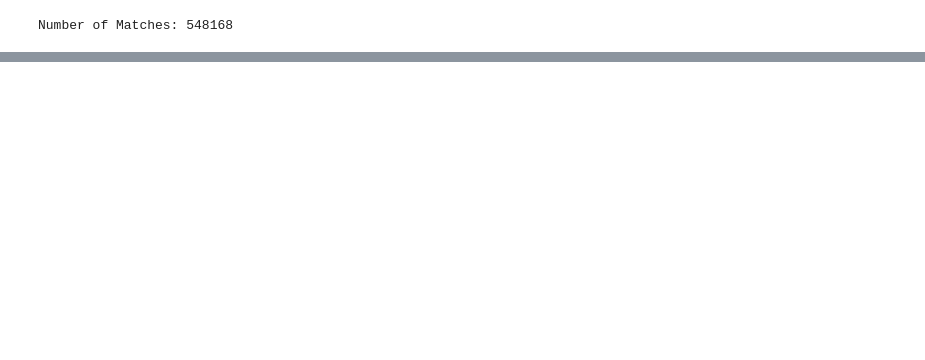
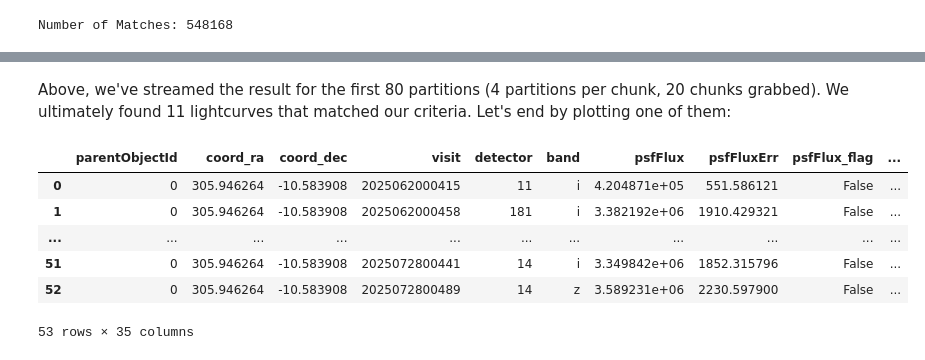
Before and after one commit to lsst-so/linccf, a Jupyter notebook: demo_notebooks/DP2/full_dp2_crossmatches.ipynb, the cells around one changed output, grey strips where cells are left out. Cells and saved outputs as stored; diff of their text form; code cells hidden in the pictures; blank space fills up the shorter version.

```diff
--- a/demo_notebooks/DP2/full_dp2_crossmatches.ipynb
+++ b/demo_notebooks/DP2/full_dp2_crossmatches.ipynb
@@ -130,0 +193,13 @@ Wall time: 21min 59s
+# %% [markdown]
+Above, we've streamed the result for the first 80 partitions (4 partitions per chunk, 20 chunks grabbed). We ultimately found 11 lightcurves that matched our criteria. Let's end by plotting one of them:
+# %%
+lc = match_df.iloc[0]["objectForcedSource"]
+lc
+# %% [output]
+|  | parentObjectId | coord_ra | coord_dec | visit | detector | band | psfFlux | psfFluxErr | psfFlux_flag | ... |
+| 0 | 0 | 305.946264 | -10.583908 | 2025062000415 | 11 | i | 4.204871e+05 | 551.586121 | False | ... |
+| 1 | 0 | 305.946264 | -10.583908 | 2025062000458 | 181 | i | 3.382192e+06 | 1910.429321 | False | ... |
+| ... | ... | ... | ... | ... | ... | ... | ... | ... | ... | ... |
+| 51 | 0 | 305.946264 | -10.583908 | 2025072800441 | 14 | i | 3.349842e+06 | 1852.315796 | False | ... |
+| 52 | 0 | 305.946264 | -10.583908 | 2025072800489 | 14 | z | 3.589231e+06 | 2230.597900 | False | ... |
+53 rows × 35 columns
```
Also changed, not shown: parts of 29 cells of this notebook.
